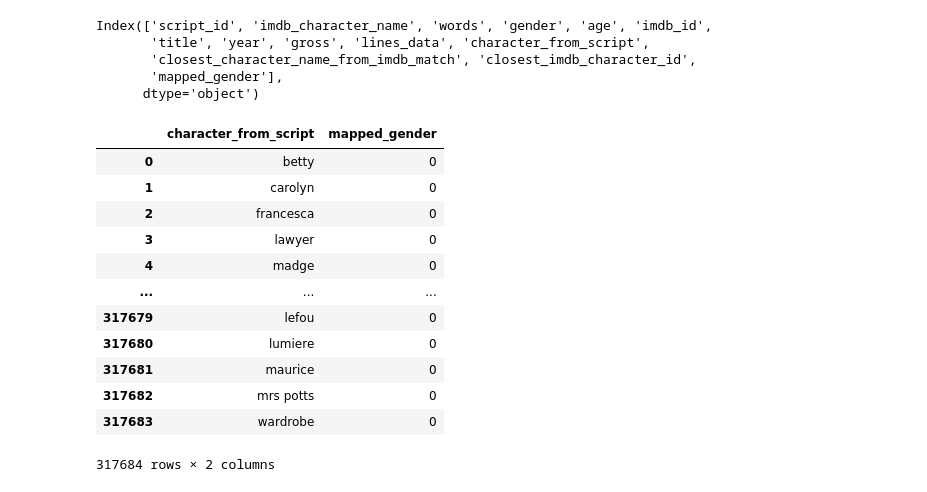
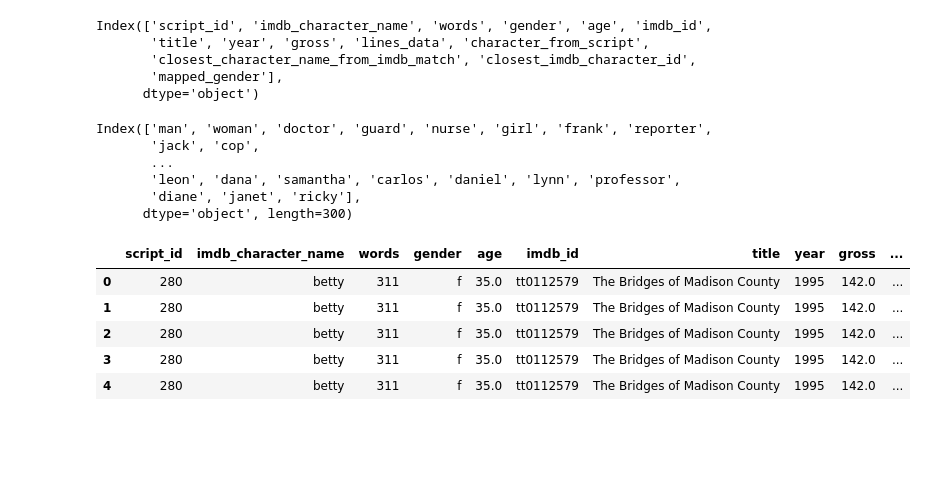
Before and after one commit to mengyuehuang/is310-coding-assignments, a Jupyter notebook: visualizing-data/pudding/visuals.ipynb, the cells around one changed output. Saved outputs shown, nothing was run; the diff lists cells and outputs as text; code cells hidden in the pictures; blank space fills up the shorter version.

```diff
--- a/visualizing-data/pudding/visuals.ipynb
+++ b/visualizing-data/pudding/visuals.ipynb
@@ -359,19 +359,23 @@ Index(['script_id', 'imdb_character_name', 'words', 'gender', 'age', 'imdb_id',
        'closest_character_name_from_imdb_match', 'closest_imdb_character_id',
        'mapped_gender'],
       dtype='object')
-# %%
-df[['character_from_script', 'mapped_gender']]
-# %% [output]
-|  | character_from_script | mapped_gender |
-| 0 | betty | 0 |
-| 1 | carolyn | 0 |
-| 2 | francesca | 0 |
-| 3 | lawyer | 0 |
-| 4 | madge | 0 |
-| ... | ... | ... |
-| 317679 | lefou | 0 |
-| 317680 | lumiere | 0 |
-| 317681 | maurice | 0 |
-| 317682 | mrs potts | 0 |
-| 317683 | wardrobe | 0 |
-317684 rows × 2 columns
+# %%
+chars = df['character_from_script'].value_counts().head(300).index
+chars
+# %% [output]
+Index(['man', 'woman', 'doctor', 'guard', 'nurse', 'girl', 'frank', 'reporter',
+       'jack', 'cop',
+       ...
+       'leon', 'dana', 'samantha', 'carlos', 'daniel', 'lynn', 'professor',
+       'diane', 'janet', 'ricky'],
+      dtype='object', length=300)
+# %%
+df3 = df[df['character_from_script'].isin(chars)].reset_index(drop=True)
+df3.head()
+# %% [output]
+|  | script_id | imdb_character_name | words | gender | age | imdb_id | title | year | gross | ... |
+| 0 | 280 | betty | 311 | f | 35.0 | tt0112579 | The Bridges of Madison County | 1995 | 142.0 | ... |
+| 1 | 280 | betty | 311 | f | 35.0 | tt0112579 | The Bridges of Madison County | 1995 | 142.0 | ... |
+| 2 | 280 | betty | 311 | f | 35.0 | tt0112579 | The Bridges of Madison County | 1995 | 142.0 | ... |
+| 3 | 280 | betty | 311 | f | 35.0 | tt0112579 | The Bridges of Madison County | 1995 | 142.0 | ... |
+| 4 | 280 | betty | 311 | f | 35.0 | tt0112579 | The Bridges of Madison County | 1995 | 142.0 | ... |
```
Also changed, not shown: parts of 7 cells of this notebook.
